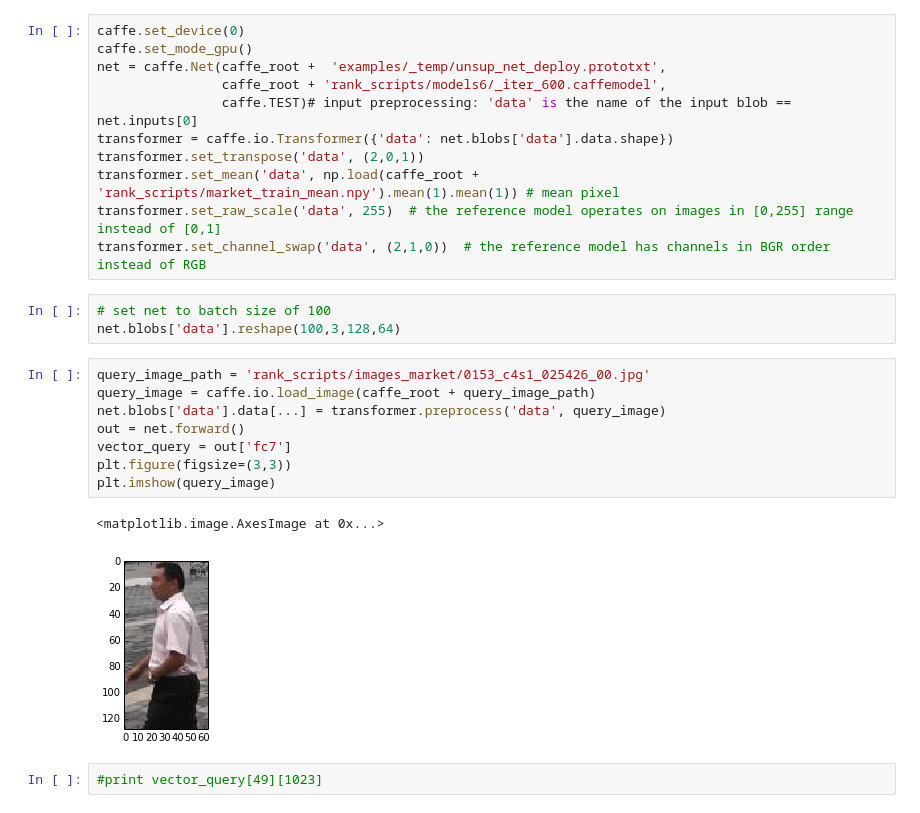
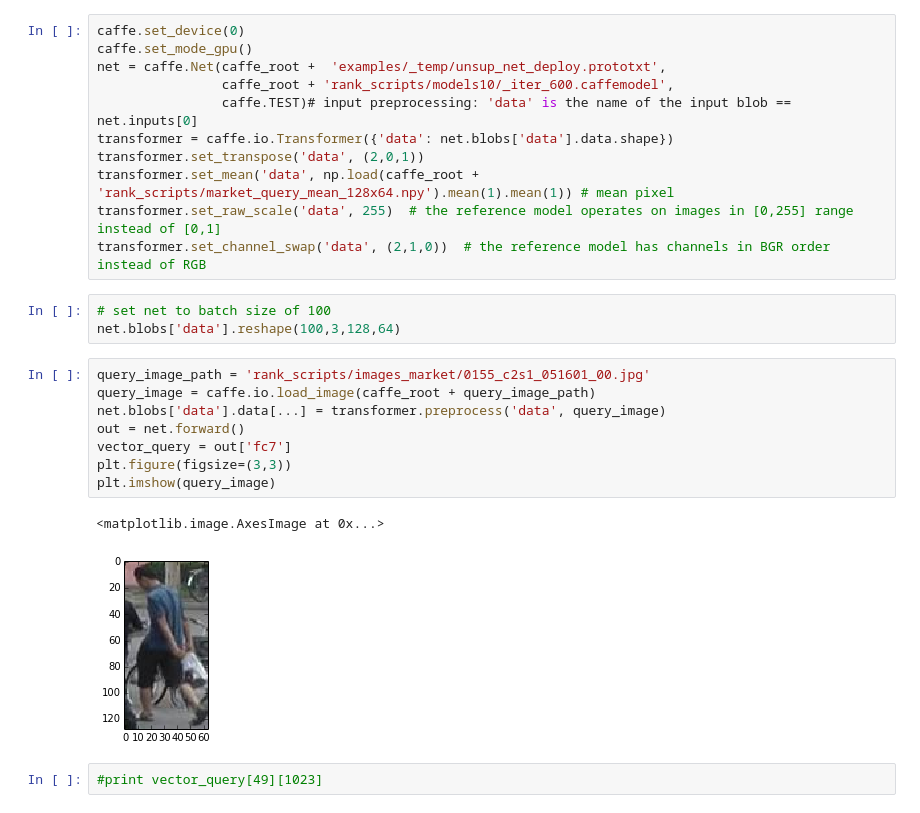
Before and after one commit to agjayant/caffe-Person-ReID, a Jupyter notebook: rank_scripts/PersonReID_Market_Ranking.ipynb, the cells around one changed output. Cells and saved outputs as stored; diff of their text form.

```diff
--- a/rank_scripts/PersonReID_Market_Ranking.ipynb
+++ b/rank_scripts/PersonReID_Market_Ranking.ipynb
@@ -38,27 +38,27 @@ def getDiff( vector1, vector2 ):
 caffe.set_device(0)
 caffe.set_mode_gpu()
 net = caffe.Net(caffe_root +  'examples/_temp/unsup_net_deploy.prototxt',
-                caffe_root + 'rank_scripts/models6/_iter_600.caffemodel',
+                caffe_root + 'rank_scripts/models10/_iter_600.caffemodel',
                 caffe.TEST)# input preprocessing: 'data' is the name of the input blob == net.inputs[0]
 transformer = caffe.io.Transformer({'data': net.blobs['data'].data.shape})
 transformer.set_transpose('data', (2,0,1))
-transformer.set_mean('data', np.load(caffe_root + 'rank_scripts/market_train_mean.npy').mean(1).mean(1)) # mean pixel
+transformer.set_mean('data', np.load(caffe_root + 'rank_scripts/market_query_mean_128x64.npy').mean(1).mean(1)) # mean pixel
 transformer.set_raw_scale('data', 255)  # the reference model operates on images in [0,255] range instead of [0,1]
 transformer.set_channel_swap('data', (2,1,0))  # the reference model has channels in BGR order instead of RGB
 # %%
 # set net to batch size of 100
 net.blobs['data'].reshape(100,3,128,64)
 # %%
-query_image_path = 'rank_scripts/images_market/0153_c4s1_025426_00.jpg'
+query_image_path = 'rank_scripts/images_market/0155_c2s1_051601_00.jpg'
 query_image = caffe.io.load_image(caffe_root + query_image_path)
 net.blobs['data'].data[...] = transformer.preprocess('data', query_image)
 out = net.forward()
 vector_query = out['fc7']
 plt.figure(figsize=(3,3))
 plt.imshow(query_image)
 # %% [output]
 <matplotlib.image.AxesImage at 0x...>
-[figure, old version]
+[figure, new version]
 # %%
 #print vector_query[49][1023]
 # %%
```
Also changed, not shown: parts of 2 cells of this notebook, 4 other files.
